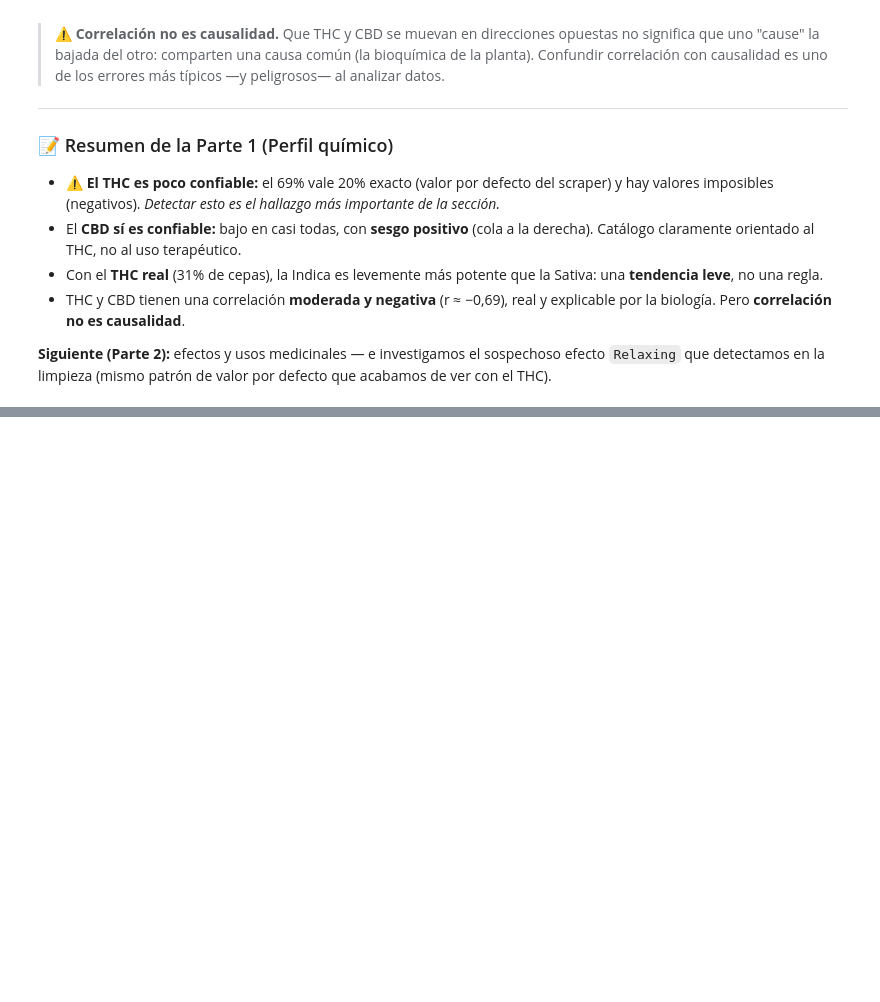
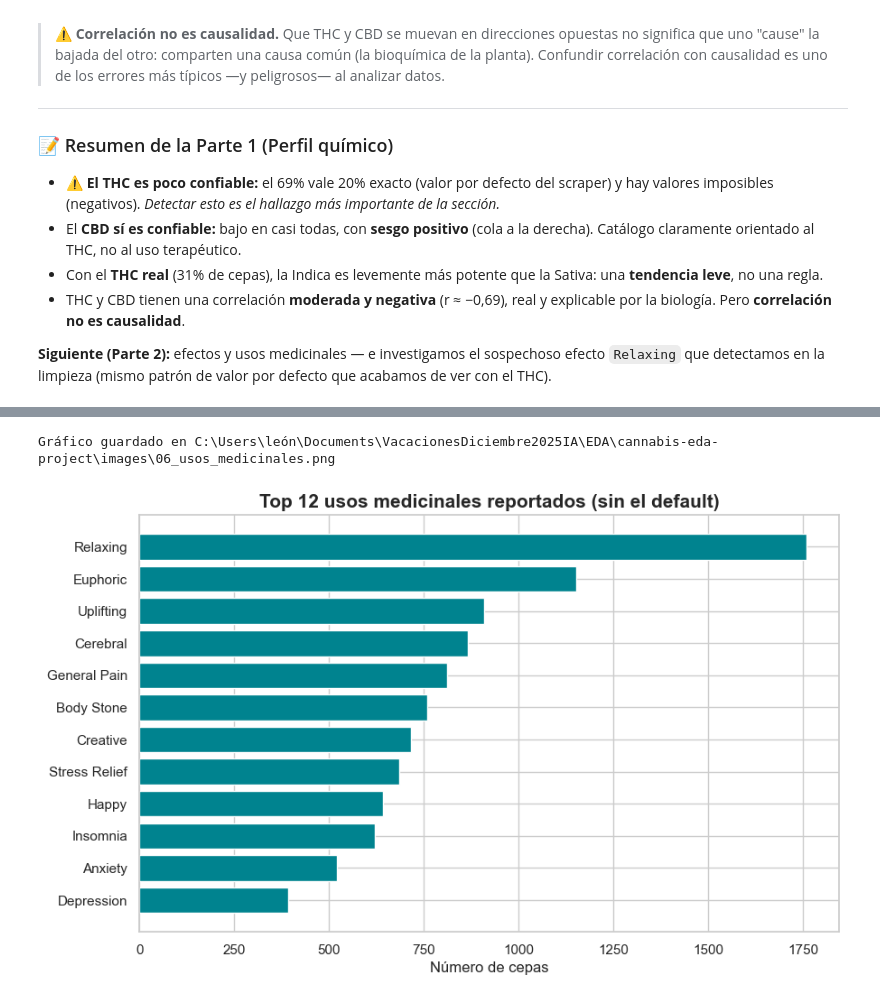
Before and after one commit to arboledaLeon/cannabis-eda-project, a Jupyter notebook: notebooks/03_eda_narrado.ipynb, the cells around one changed output, grey strips where cells are left out. Drawn from its saved outputs; the diff is of its cells as text; code cells hidden in the pictures; blank space fills up the shorter version.

```diff
--- a/notebooks/03_eda_narrado.ipynb
+++ b/notebooks/03_eda_narrado.ipynb
@@ -295,0 +358,13 @@ detectamos en la limpieza (mismo patrón de valor por defecto que acabamos de ve
+# %%
+usos = explode_multi(df[df["medical_strains"] != "Relaxing"], "medical_strains")
+top_usos = usos.value_counts().head(12)
+
+fig, ax = plt.subplots()
+ax.barh(top_usos.index[::-1], top_usos.values[::-1], color=PALETTE["teal"])
+ax.set_title("Top 12 usos medicinales reportados (sin el default)")
+ax.set_xlabel("Número de cepas")
+save_fig("06_usos_medicinales")
+plt.show()
+# %% [output]
+Gráfico guardado en C:\Users\león\Documents\VacacionesDiciembre2025IA\EDA\cannabis-eda-project\images\06_usos_medicinales.png
+[figure, added]
```
Also changed, not shown: parts of 11 cells of this notebook, 4 other files.
